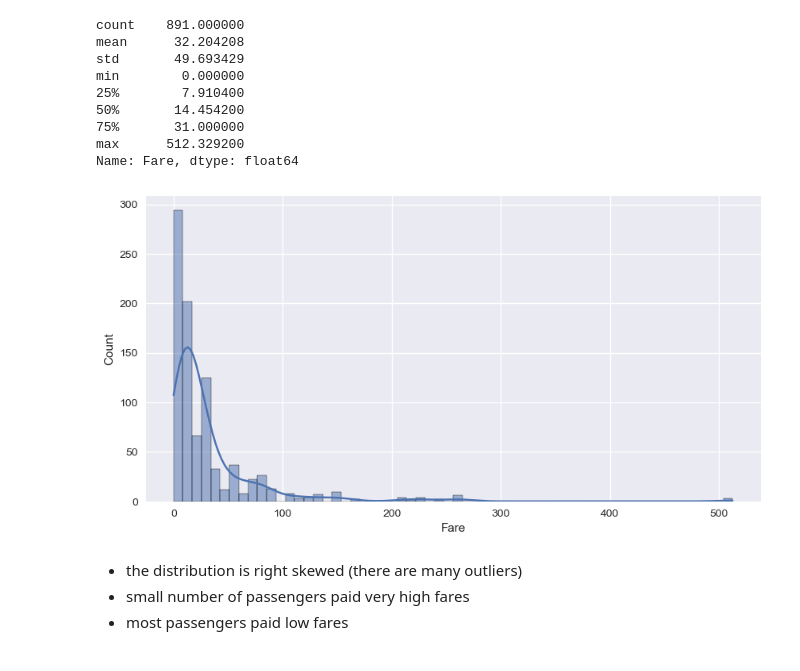
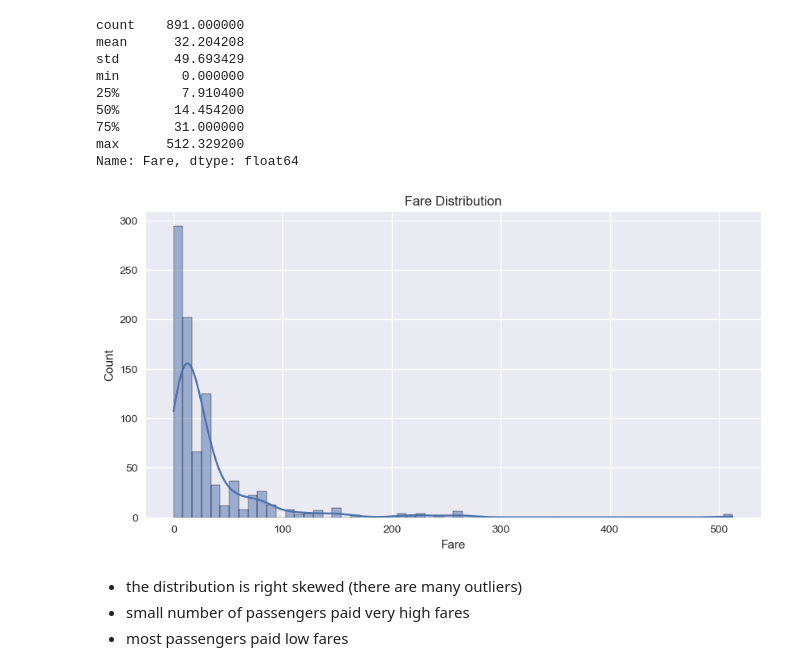
Before and after one commit to dareenhdeya/titanic-EDA, a Jupyter notebook: titanic.ipynb, the cells around one changed output. Cells and saved outputs as stored; diff of their text form; code cells hidden in the pictures.

```diff
--- a/titanic.ipynb
+++ b/titanic.ipynb
@@ -250,10 +253,13 @@ max      512.329200
 Name: Fare, dtype: float64
 # %%
 plt.figure(figsize=(10,5))
+plt.title("Fare Distribution")
 sns.histplot(data=df, x = "Fare", kde=True)
+plt.xlabel("Fare")
+plt.ylabel("Count")
 plt.show()
 # %% [output]
-[figure, old version]
+[figure, new version]
 # %% [markdown]
 - the distribution is right skewed (there are many outliers)
 - small number of passengers paid very high fares
```
Also changed, not shown: parts of 37 cells of this notebook.
